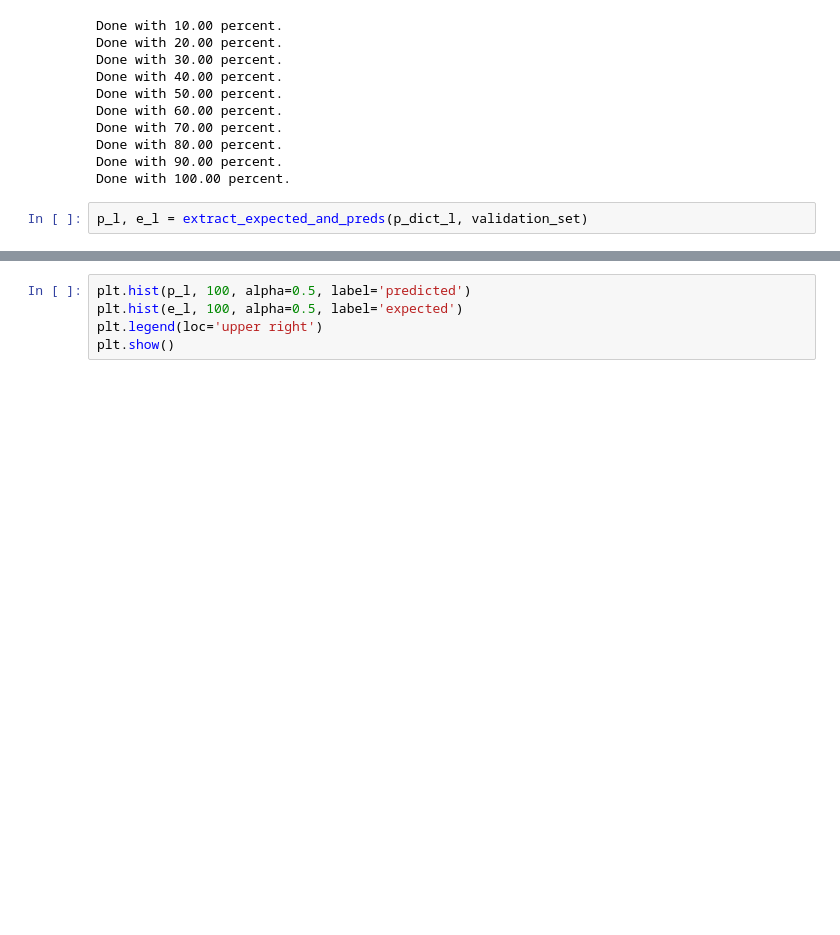
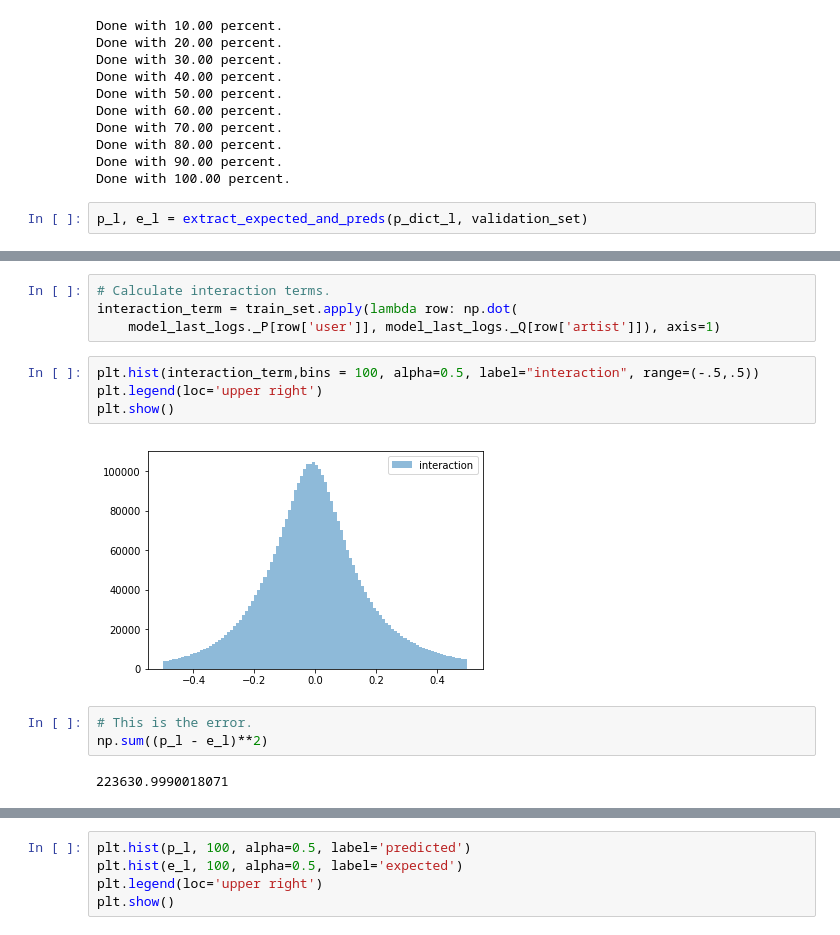
Before and after one commit to kandluis/ipython, a Jupyter notebook: Wikipedia API.ipynb, the cells around one changed output, grey strips where cells are left out. Saved outputs shown, nothing was run; the diff lists cells and outputs as text; blank space fills up the shorter version.

```diff
--- a/Wikipedia API.ipynb
+++ b/Wikipedia API.ipynb
@@ -879,0 +792,15 @@ plt.hist(e_l, bins=100)
+# %%
+# Calculate interaction terms.
+interaction_term = train_set.apply(lambda row: np.dot(
+    model_last_logs._P[row['user']], model_last_logs._Q[row['artist']]), axis=1)
+# %%
+plt.hist(interaction_term,bins = 100, alpha=0.5, label="interaction", range=(-.5,.5))
+plt.legend(loc='upper right')
+plt.show()
+# %% [output]
+[figure, added]
+# %%
+# This is the error.
+np.sum((p_l - e_l)**2)
+# %% [output]
+223630.9990018071
```
Also changed, not shown: parts of 72 cells of this notebook, 1 other file.
